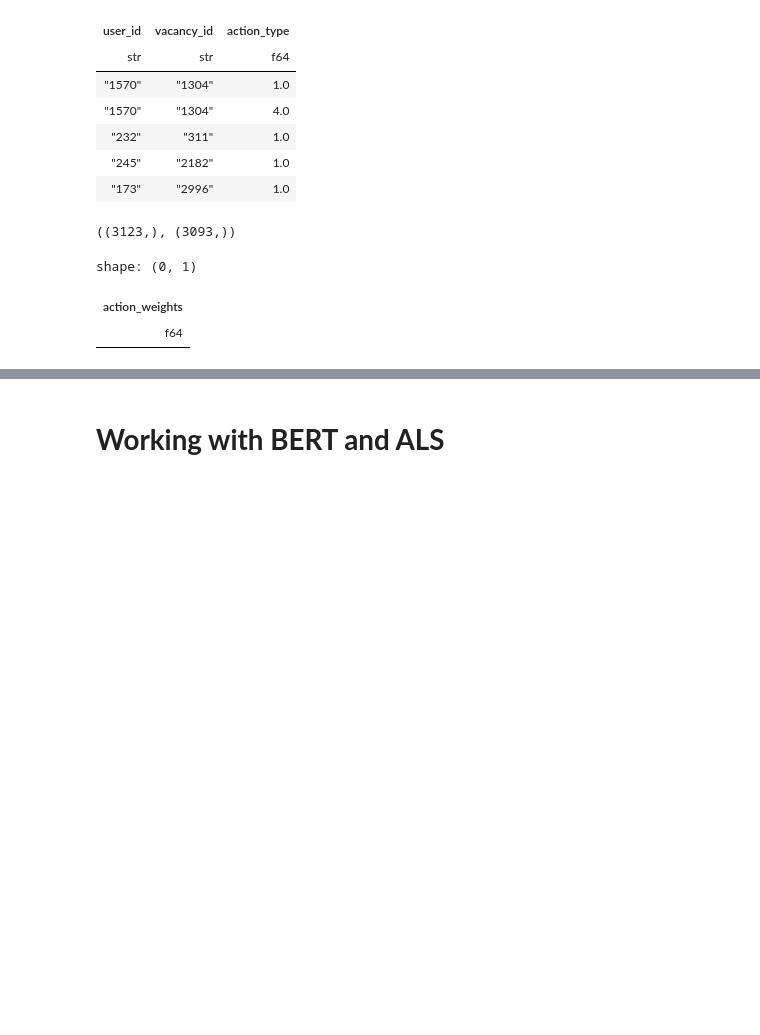
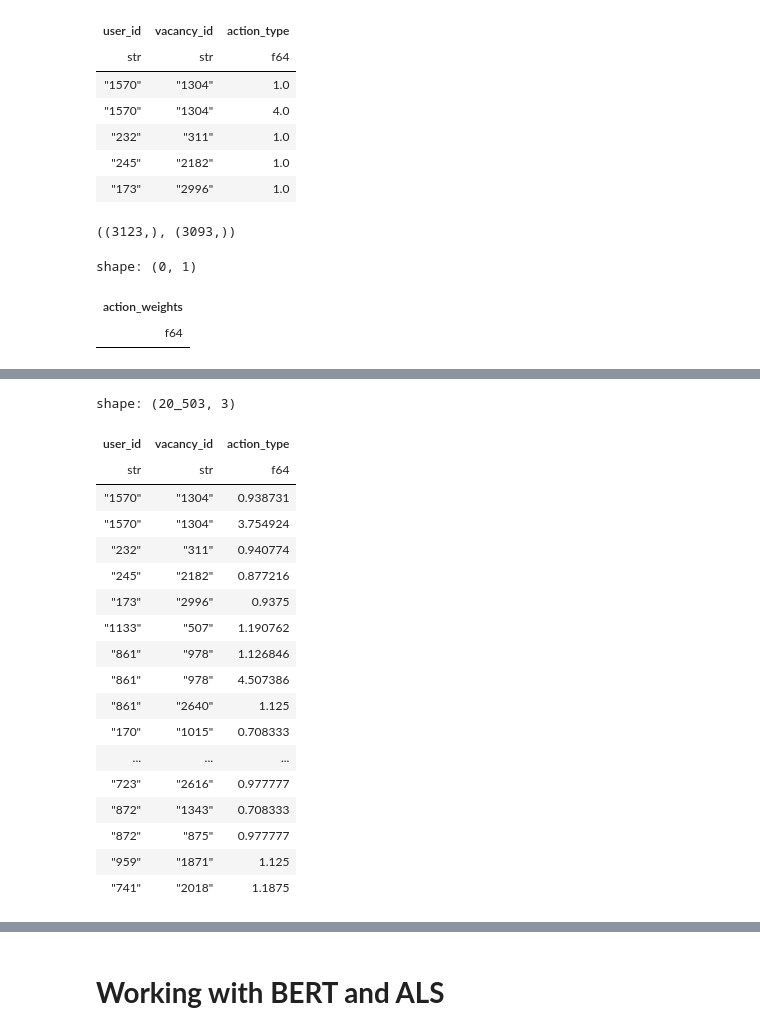
Before and after one commit to Sinagoga/hse_project, a Jupyter notebook: hh_start.ipynb, the cells around one changed output, grey strips where cells are left out. Drawn from its saved outputs; the diff is of its cells as text; code cells hidden in the pictures; blank space fills up the shorter version.

```diff
--- a/hh_start.ipynb
+++ b/hh_start.ipynb
@@ -245,3 +258,25 @@ TypeError: cannot use `__getitem__` on Series of dtype Float64 with argument 'ac
+# %%
+pairs.with_columns(action_type = pl.Series(l))
+# %% [output]
+shape: (20_503, 3)
+| user_id | vacancy_id | action_type |
+| str | str | f64 |
+| "1570" | "1304" | 0.938731 |
+| "1570" | "1304" | 3.754924 |
+| "232" | "311" | 0.940774 |
+| "245" | "2182" | 0.877216 |
+| "173" | "2996" | 0.9375 |
+| "1133" | "507" | 1.190762 |
+| "861" | "978" | 1.126846 |
+| "861" | "978" | 4.507386 |
+| "861" | "2640" | 1.125 |
+| "170" | "1015" | 0.708333 |
+| ... | ... | ... |
+| "723" | "2616" | 0.977777 |
+| "872" | "1343" | 0.708333 |
+| "872" | "875" | 0.977777 |
+| "959" | "1871" | 1.125 |
+| "741" | "2018" | 1.1875 |
 # %%
 users = pairs["user_id"].to_numpy().astype(int)
 vacancies = pairs['vacancy_id'].to_numpy().astype(int)
```
Also changed, not shown: parts of 7 cells of this notebook.
